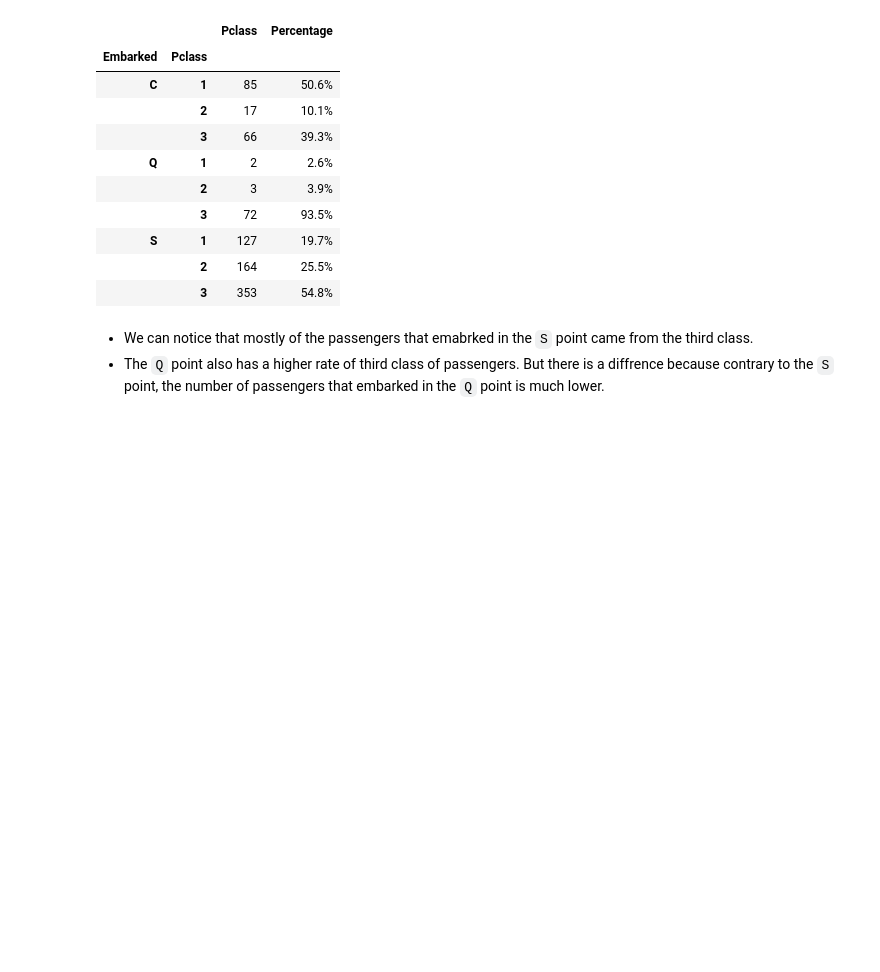
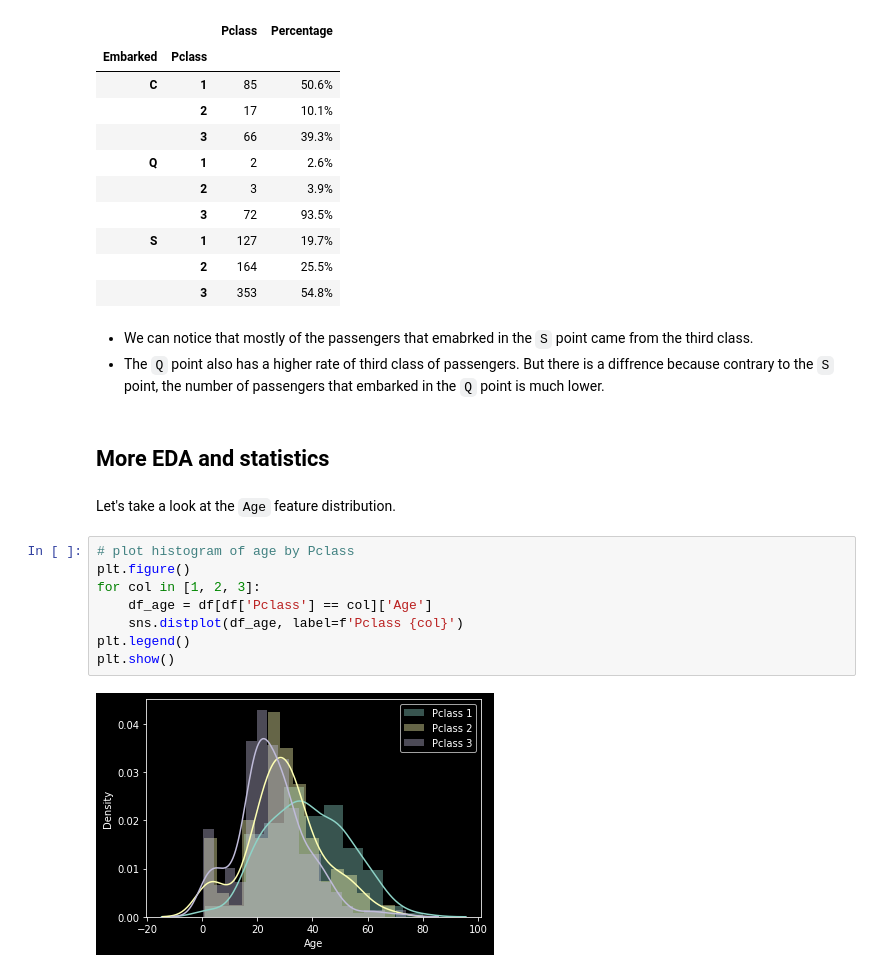
Before and after one commit to Schots/mlops_project, a Jupyter notebook: notebooks/02_eda_devmessias.ipynb, the cells around one changed output. Drawn from its saved outputs; the diff is of its cells as text; blank space fills up the shorter version.

```diff
--- a/notebooks/02_eda_devmessias.ipynb
+++ b/notebooks/02_eda_devmessias.ipynb
@@ -236,3 +245,17 @@ sce
 # %% [markdown]
 - We can notice that mostly of the passengers that emabrked in the `S` point came from the third class.
 - The `Q` point also has a higher rate of third class of passengers. But there is a diffrence because contrary to the `S` point, the number of passengers that embarked in the `Q` point is much lower.
+# %% [markdown]
+## More EDA and statistics
+# %% [markdown]
+Let's take a look at the `Age` feature distribution.
+# %%
+# plot histogram of age by Pclass
+plt.figure()
+for col in [1, 2, 3]:
+    df_age = df[df['Pclass'] == col]['Age']
+    sns.distplot(df_age, label=f'Pclass {col}')
+plt.legend()
+plt.show()
+# %% [output]
+[figure, added]
```
Also changed, not shown: parts of 10 cells of this notebook.
